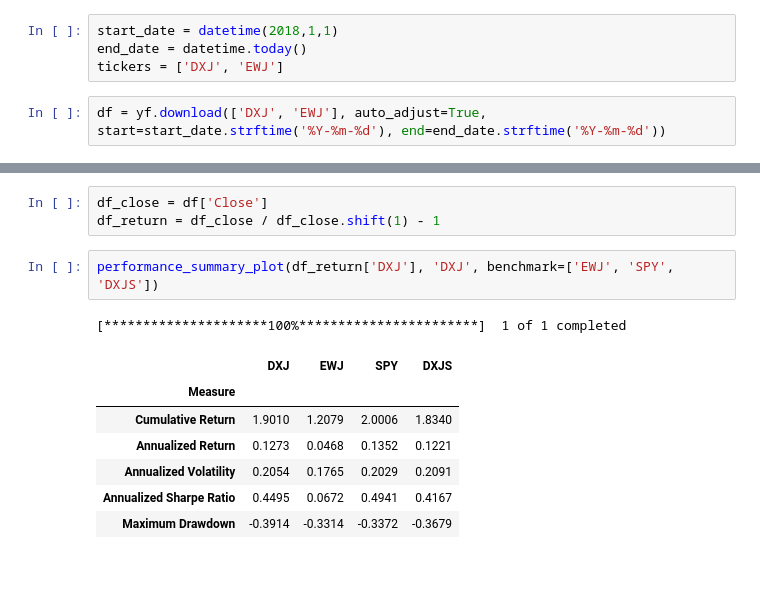
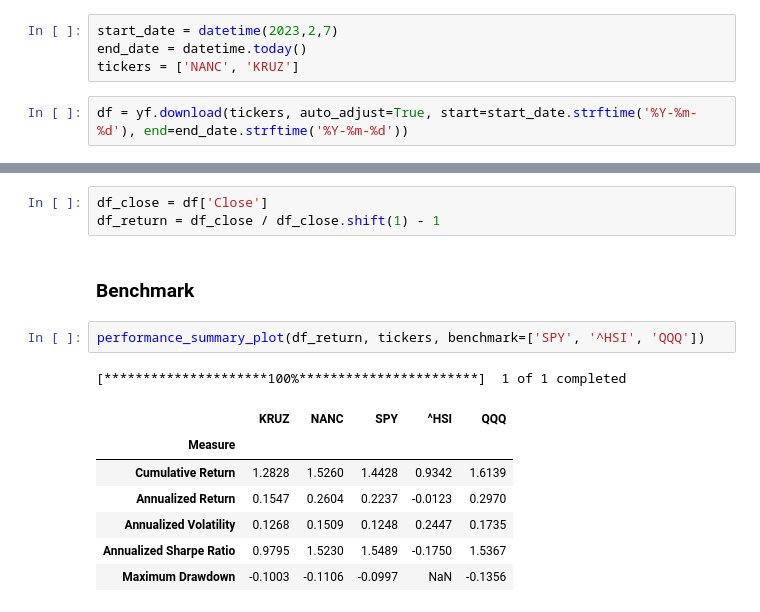
Before and after one commit to lok419/my-trading, a Jupyter notebook: notebooks/Stock Analysis.ipynb, the cells around one changed output, grey strips where cells are left out. Cells and saved outputs as stored; diff of their text form; blank space fills up the shorter version.

```diff
--- a/notebooks/Stock Analysis.ipynb
+++ b/notebooks/Stock Analysis.ipynb
@@ -16,24 +16,26 @@ from pandas.tseries.offsets import BDay
 warnings.filterwarnings('ignore')
 pd.options.display.float_format = '{:,.4f}'.format
 # %%
-start_date = datetime(2018,1,1)
+start_date = datetime(2023,2,7)
 end_date = datetime.today()
-tickers = ['DXJ', 'EWJ']
+tickers = ['NANC', 'KRUZ']
 # %%
-df = yf.download(['DXJ', 'EWJ'], auto_adjust=True, start=start_date.strftime('%Y-%m-%d'), end=end_date.strftime('%Y-%m-%d'))
+df = yf.download(tickers, auto_adjust=True, start=start_date.strftime('%Y-%m-%d'), end=end_date.strftime('%Y-%m-%d'))
 # %% [output]
 [*********************100%***********************]  2 of 2 completed
 # %%
 df_close = df['Close']
 df_return = df_close / df_close.shift(1) - 1
+# %% [markdown]
+### Benchmark
 # %%
-performance_summary_plot(df_return['DXJ'], 'DXJ', benchmark=['EWJ', 'SPY', 'DXJS'])
+performance_summary_plot(df_return, tickers, benchmark=['SPY', '^HSI', 'QQQ'])
 # %% [output]
 [*********************100%***********************]  1 of 1 completed
-|  | DXJ | EWJ | SPY | DXJS |
-| Measure |  |  |  |  |
-| Cumulative Return | 1.9010 | 1.2079 | 2.0006 | 1.8340 |
-| Annualized Return | 0.1273 | 0.0468 | 0.1352 | 0.1221 |
-| Annualized Volatility | 0.2054 | 0.1765 | 0.2029 | 0.2091 |
-| Annualized Sharpe Ratio | 0.4495 | 0.0672 | 0.4941 | 0.4167 |
-| Maximum Drawdown | -0.3914 | -0.3314 | -0.3372 | -0.3679 |
+|  | KRUZ | NANC | SPY | ^HSI | QQQ |
+| Measure |  |  |  |  |  |
+| Cumulative Return | 1.2828 | 1.5260 | 1.4428 | 0.9342 | 1.6139 |
+| Annualized Return | 0.1547 | 0.2604 | 0.2237 | -0.0123 | 0.2970 |
+| Annualized Volatility | 0.1268 | 0.1509 | 0.1248 | 0.2447 | 0.1735 |
+| Annualized Sharpe Ratio | 0.9795 | 1.5230 | 1.5489 | -0.1750 | 1.5367 |
+| Maximum Drawdown | -0.1003 | -0.1106 | -0.0997 | NaN | -0.1356 |
```
Also changed, not shown: parts of 1 cell of this notebook, 12 other files.
